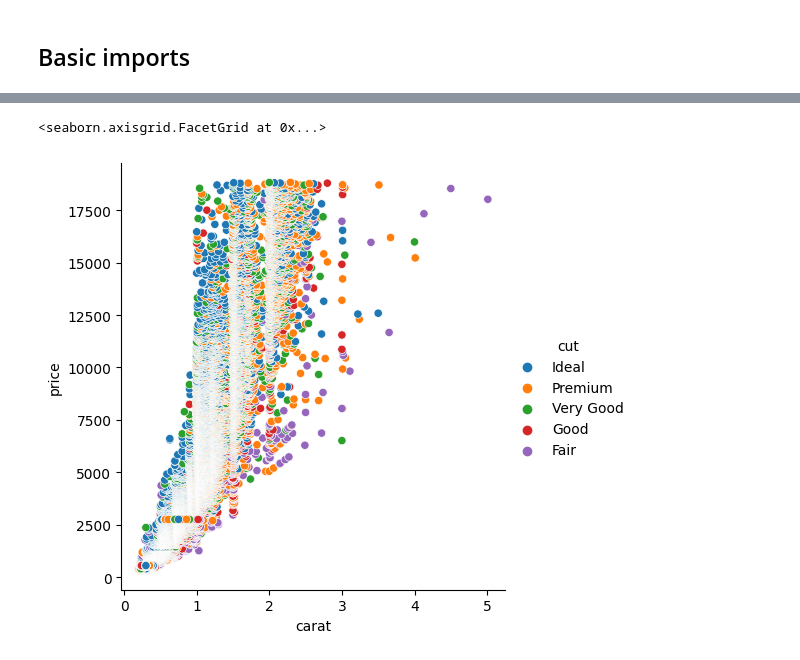
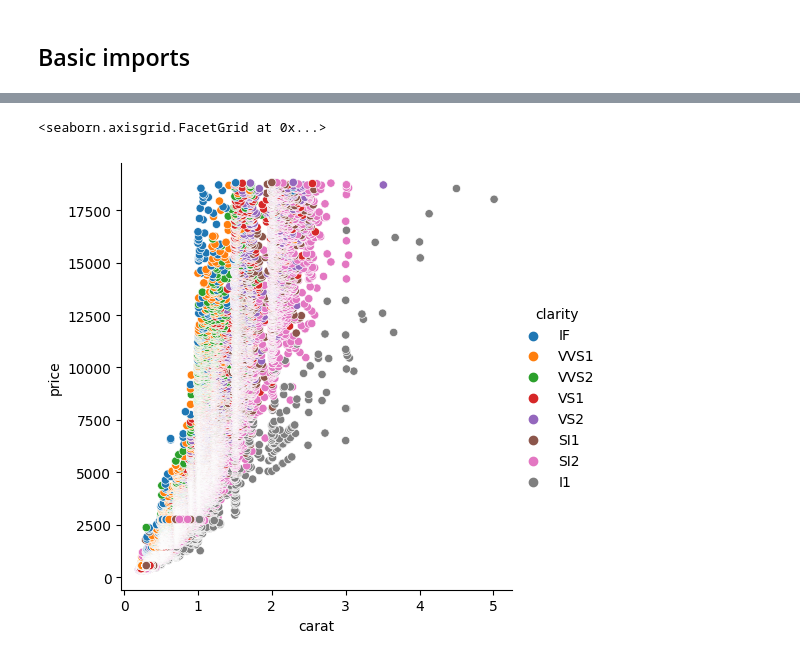
Before and after one commit to jgraber/PythonFriday, a Jupyter notebook: Jupyter/Seaborn_explore.ipynb, the cells around one changed output, grey strips where cells are left out. Saved outputs shown, nothing was run; the diff lists cells and outputs as text; code cells hidden in the pictures.

```diff
--- a/Jupyter/Seaborn_explore.ipynb
+++ b/Jupyter/Seaborn_explore.ipynb
@@ -16,3 +36,3 @@ df = pd.read_csv(data_file)
 # %%
-df = sns.load_dataset("diamonds")
+diamond = sns.load_dataset("diamonds")
 # %%
@@ -38,7 +97,7 @@ memory usage: 3.0 MB
 # %%
-sns.relplot(x="carat", y="price", hue="cut", data=df)
+sns.relplot(x="carat", y="price", hue="clarity", data=diamond)
 # %% [output]
 <seaborn.axisgrid.FacetGrid at 0x...>
-[figure, old version]
+[figure, new version]
 # %%
 sns.stripplot(x="cut", y="price", hue="carat", data=df)
```
Also changed, not shown: parts of 17 cells of this notebook.
